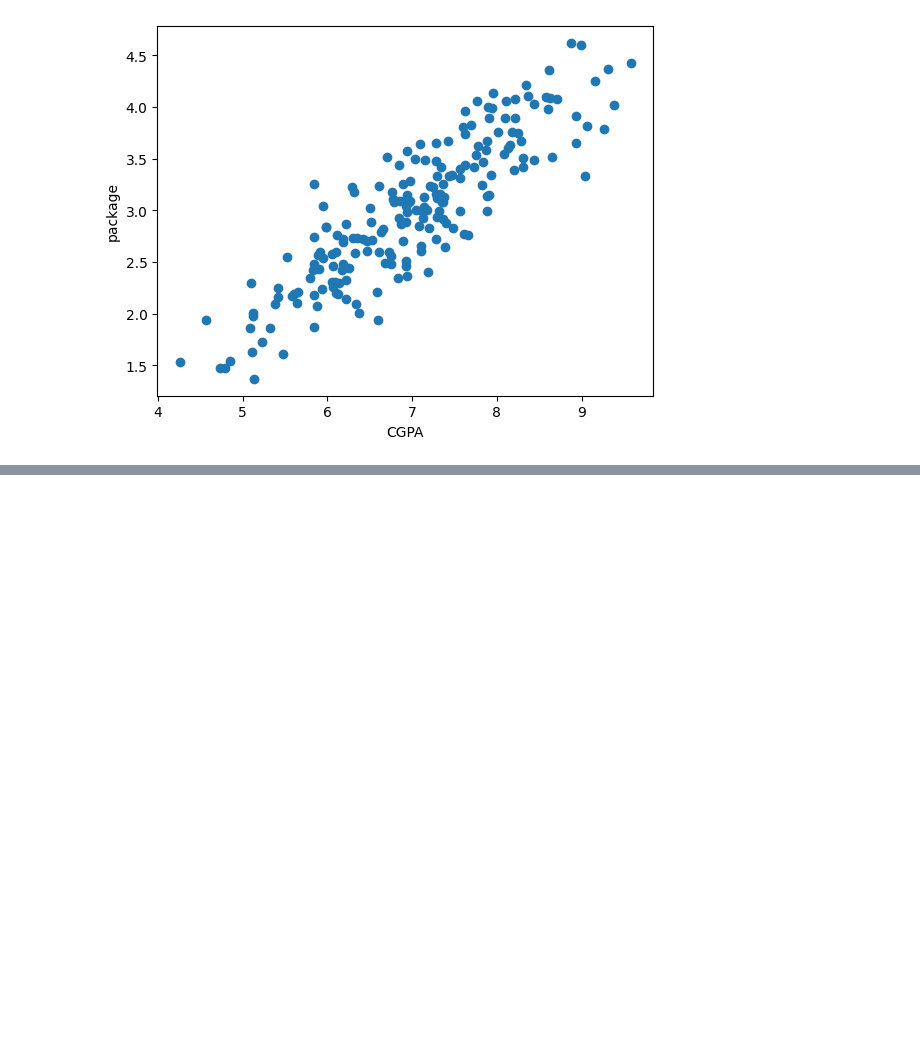
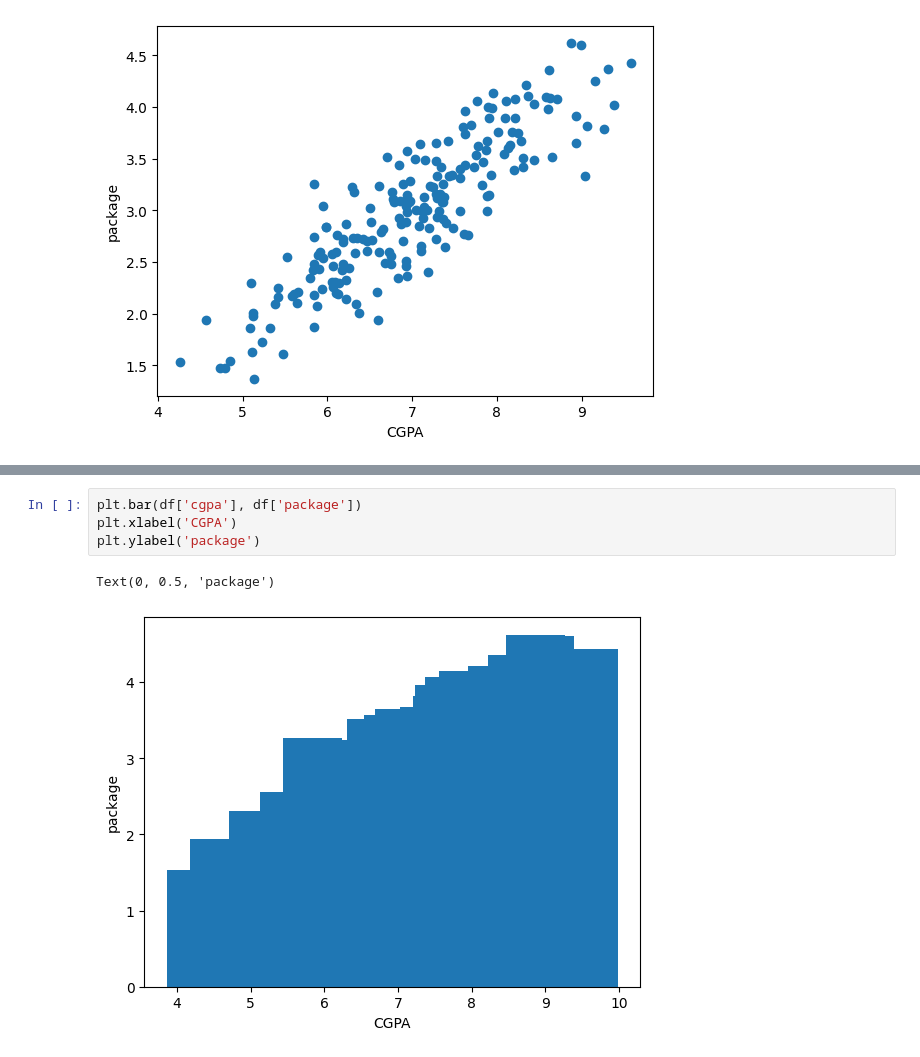
Before and after one commit to Vinay2080/JupyterProject, a Jupyter notebook: machine_learning_lab/experiment two/expiment_two_placement_dataset.ipynb, the cells around one changed output, grey strips where cells are left out. Drawn from its saved outputs; the diff is of its cells as text; blank space fills up the shorter version.

```diff
--- a/machine_learning_lab/experiment two/expiment_two_placement_dataset.ipynb
+++ b/machine_learning_lab/experiment two/expiment_two_placement_dataset.ipynb
@@ -42,0 +48,7 @@ Text(0, 0.5, 'package')
+# %%
+plt.bar(df['cgpa'], df['package'])
+plt.xlabel('CGPA')
+plt.ylabel('package')
+# %% [output]
+Text(0, 0.5, 'package')
+[figure, added]
```
Also changed, not shown: parts of 2 cells of this notebook, 10 other files.
